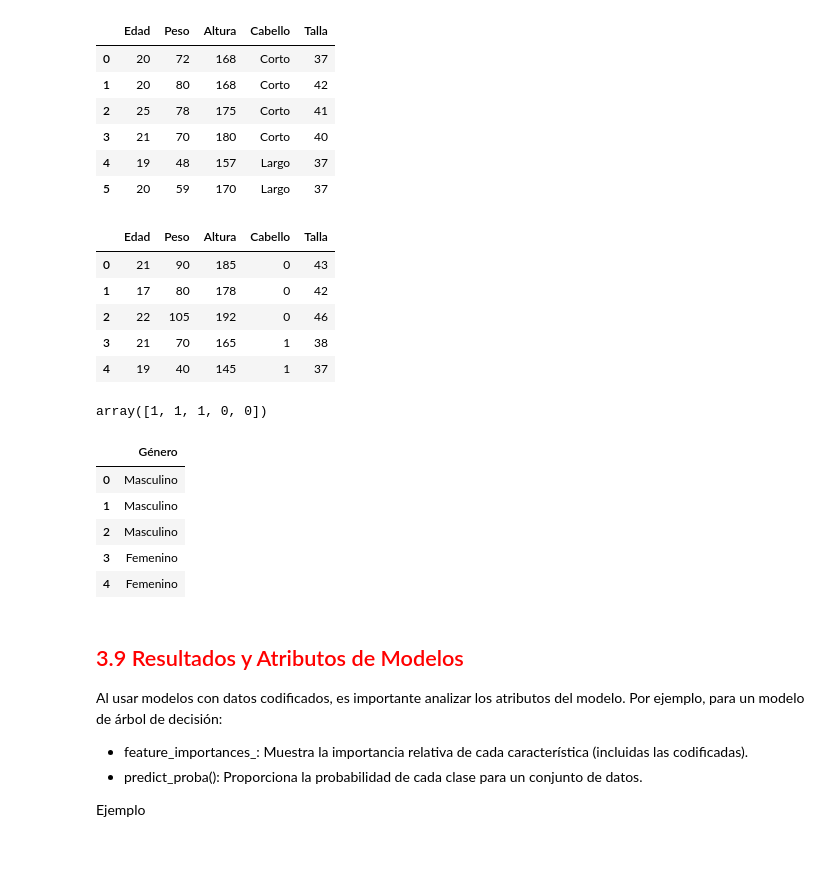
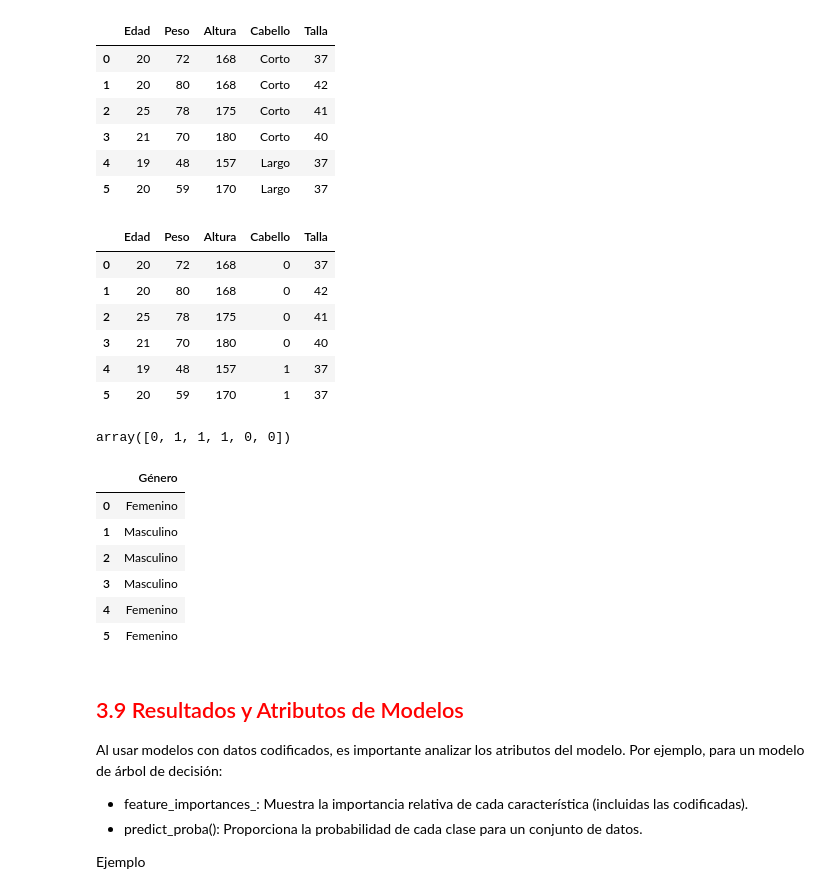
Before and after one commit to FelipeAfana/Apuntes-2-Inteligencia-Artificial, a Jupyter notebook: Cuaderno_3_Manejo_de_Datos_Categóricos.ipynb, the cells around one changed output. Cells and saved outputs as stored; diff of their text form; code cells hidden in the pictures; blank space fills up the shorter version.

```diff
--- a/Cuaderno_3_Manejo_de_Datos_Categóricos.ipynb
+++ b/Cuaderno_3_Manejo_de_Datos_Categóricos.ipynb
@@ -592,20 +592,21 @@ new_data
 # %%
 import joblib as jb
 # Cargar los encoders previamente guardados
 gender_encoder = jb.load("gender_encoder.joblib")
 cabello_encoder = jb.load("cabello_encoder.joblib")
 
 # Transformar la columna 'Género' usando el encoder cargado
-new_data["Cabello"] = cabello_encoder.transform(new_data["Cabello"])
+new_data["Cabello"] = cabello_encoder.fit_transform(new_data["Cabello"])
 
 new_data
 # %% [output]
 |  | Edad | Peso | Altura | Cabello | Talla |
-| 0 | 21 | 90 | 185 | 0 | 43 |
-| 1 | 17 | 80 | 178 | 0 | 42 |
-| 2 | 22 | 105 | 192 | 0 | 46 |
-| 3 | 21 | 70 | 165 | 1 | 38 |
-| 4 | 19 | 40 | 145 | 1 | 37 |
+| 0 | 20 | 72 | 168 | 0 | 37 |
+| 1 | 20 | 80 | 168 | 0 | 42 |
+| 2 | 25 | 78 | 175 | 0 | 41 |
+| 3 | 21 | 70 | 180 | 0 | 40 |
+| 4 | 19 | 48 | 157 | 1 | 37 |
+| 5 | 20 | 59 | 170 | 1 | 37 |
 # %%
 # Cargar el modelo entrenado
 model = jb.load("miprimermillon.joblib")
@@ -615,7 +616,7 @@ X_new = new_data[['Edad', 'Peso', 'Altura', 'Cabello', 'Talla']]  # Seleccionar
 predictions = model.predict(X_new)
 predictions
 # %% [output]
-array([1, 1, 1, 0, 0])
+array([0, 1, 1, 1, 0, 0])
 # %%
 decoded_predictions = gender_encoder.inverse_transform(predictions)
 decoded_predictions
@@ -625,11 +626,12 @@ prediciones['Género'] = prediciones['Género'].map(dic_genero) # Map 'Género'
 prediciones
 # %% [output]
 |  | Género |
-| 0 | Masculino |
+| 0 | Femenino |
 | 1 | Masculino |
 | 2 | Masculino |
-| 3 | Femenino |
+| 3 | Masculino |
 | 4 | Femenino |
+| 5 | Femenino |
 # %% [markdown]
 ## <font color="red">3.9 Resultados y Atributos de Modelos
 
```
Also changed, not shown: parts of 1 cell of this notebook.
